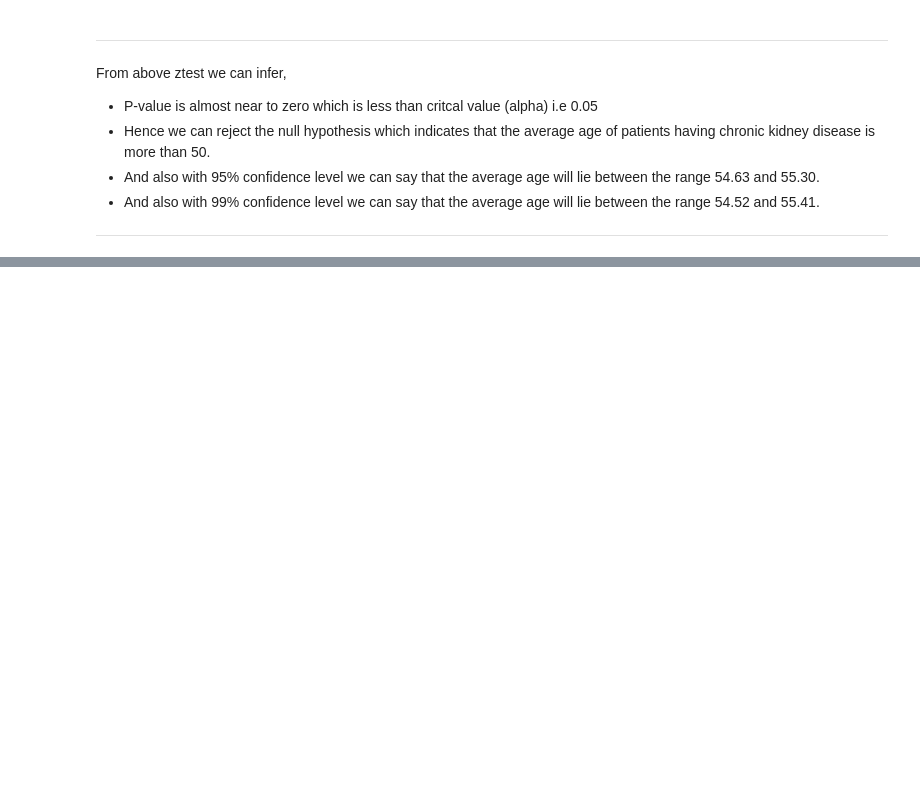
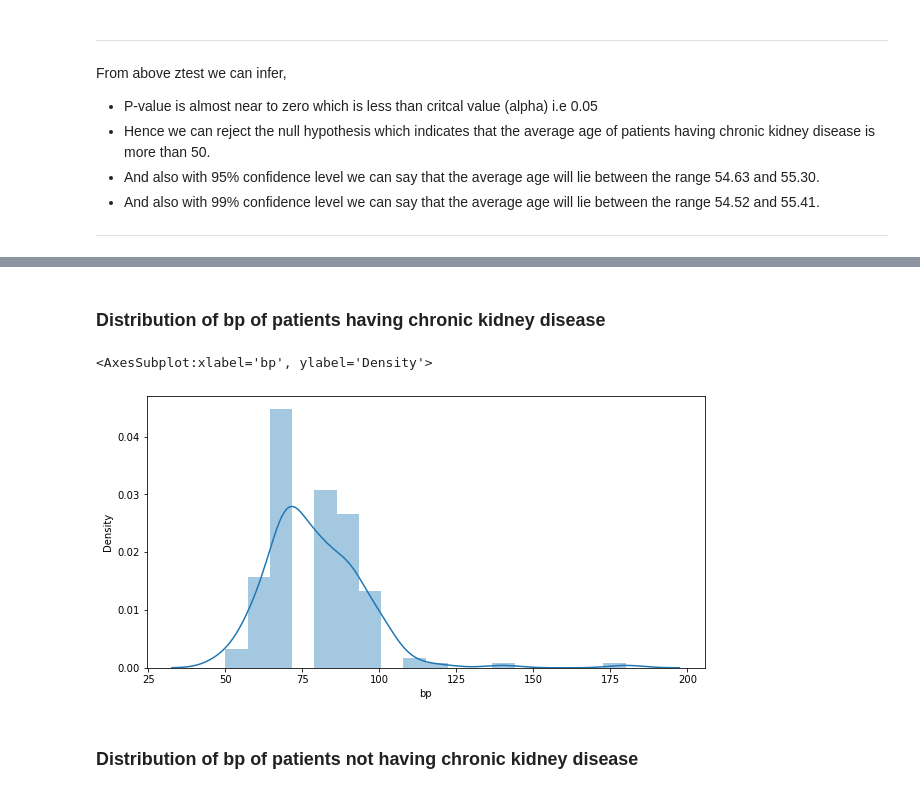
Before and after one commit to VishalWadagavi/Hypothesis_Testing, a Jupyter notebook: Hypothesis_test_on_kidney_disease_dataset.ipynb, the cells around one changed output, grey strips where cells are left out. Cells and saved outputs as stored; diff of their text form; code cells hidden in the pictures; blank space fills up the shorter version.

```diff
--- a/Hypothesis_test_on_kidney_disease_dataset.ipynb
+++ b/Hypothesis_test_on_kidney_disease_dataset.ipynb
@@ -173,0 +185,10 @@ From above ztest we can infer,
+# %% [markdown]
+### Distribution of bp of patients having chronic kidney disease
+# %%
+plt.figure(figsize=(10,5))
+sns.distplot(df_ckd['bp'])
+# %% [output]
+<AxesSubplot:xlabel='bp', ylabel='Density'>
+[figure, added]
+# %% [markdown]
+### Distribution of bp of patients not having chronic kidney disease
```
Also changed, not shown: parts of 15 cells of this notebook.
